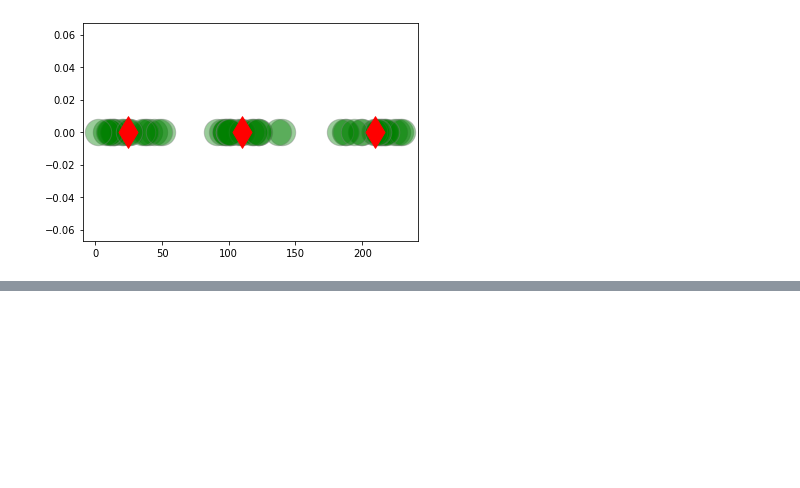
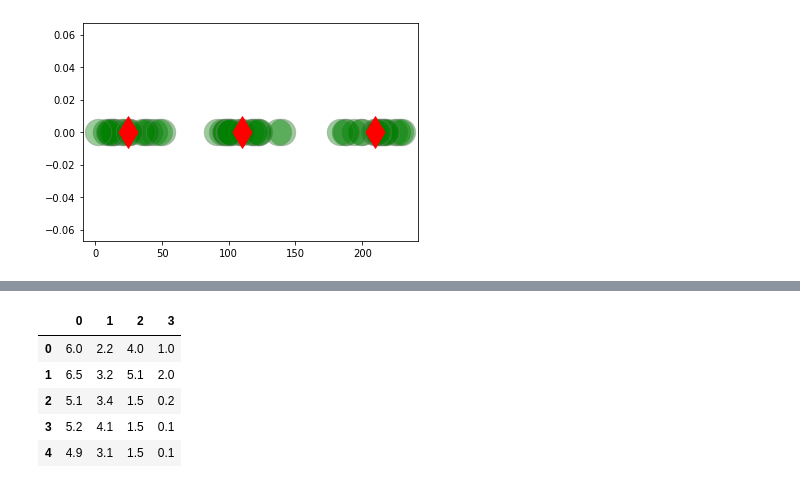
Before and after one commit to sijiali57/Tensorflow-course-JananiRavi, a Jupyter notebook: Tensorflow-Kmean.ipynb, the cells around one changed output, grey strips where cells are left out. Saved outputs shown, nothing was run; the diff lists cells and outputs as text; code cells hidden in the pictures; blank space fills up the shorter version.

```diff
--- a/Tensorflow-Kmean.ipynb
+++ b/Tensorflow-Kmean.ipynb
@@ -102,0 +146,10 @@ NameError: name 'kmeans_estimator' is not defined
+# %%
+iris_feature = iris_df.drop([4],axis=1)
+iris_feature.head()
+# %% [output]
+|  | 0 | 1 | 2 | 3 |
+| 0 | 6.0 | 2.2 | 4.0 | 1.0 |
+| 1 | 6.5 | 3.2 | 5.1 | 2.0 |
+| 2 | 5.1 | 3.4 | 1.5 | 0.2 |
+| 3 | 5.2 | 4.1 | 1.5 | 0.1 |
+| 4 | 4.9 | 3.1 | 1.5 | 0.1 |
```
Also changed, not shown: parts of 12 cells of this notebook, 1 other file.
